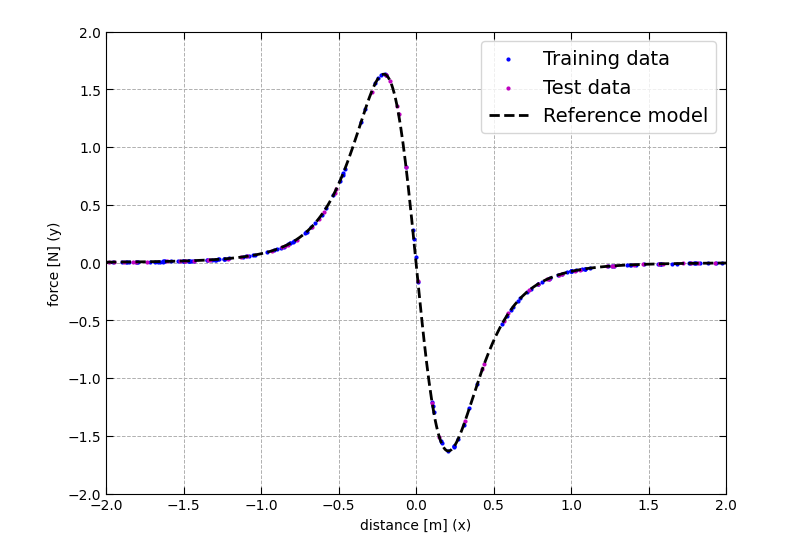
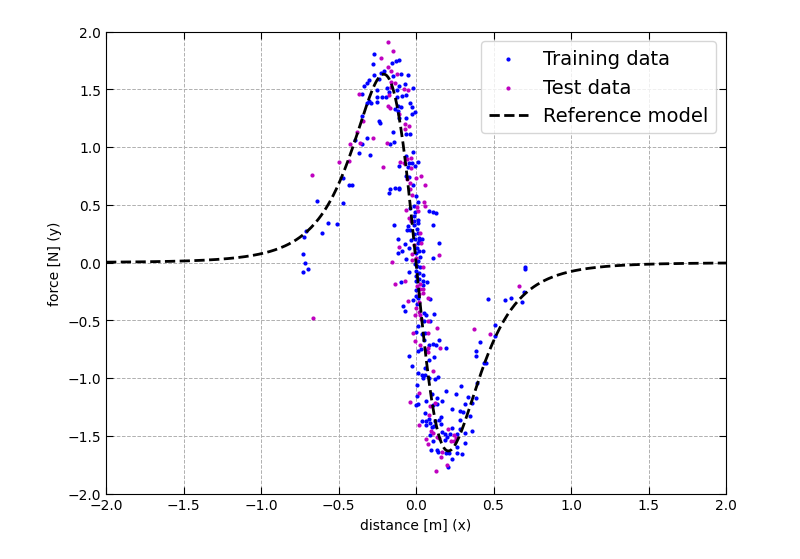
Before and after one commit to AgostinoRizzo/genpro, a Jupyter notebook: notebooks/corrector.ipynb, the cells around one changed output. Drawn from its saved outputs; the diff is of its cells as text; code cells hidden in the pictures.

```diff
--- a/notebooks/corrector.ipynb
+++ b/notebooks/corrector.ipynb
@@ -16,18 +17,18 @@ SAMPLE_SIZE = 200
 NOISE = 0.0
 # %%
 S = dataset_misc1d.MagmanDatasetScaled()
-S.sample(size=SAMPLE_SIZE, noise=NOISE, mesh=False)
-#S.load('../data/magman.csv')
+#S.sample(size=SAMPLE_SIZE, noise=NOISE, mesh=False)
+S.load('../data/magman.csv')
 S.split()
 S.get_plotter().plot(width=8, height=6, plot_knowldege=False)
 
 S_train = dataset.NumpyDataset(S)
 S_test  = dataset.NumpyDataset(S, test=True)
 
 X_mesh = S.spsampler.meshspace(S.xl, S.xu, 100)
 meshspace = space.MeshSpace(X_mesh, S_train.X)
 # %% [output]
-[figure, old version]
+[figure, new version]
 # %%
 backprop_node = ConstantSyntaxTree(2.0)
 stree = BinaryOperatorSyntaxTree('/',
```
Also changed, not shown: parts of 3 cells of this notebook, 6 other files.
